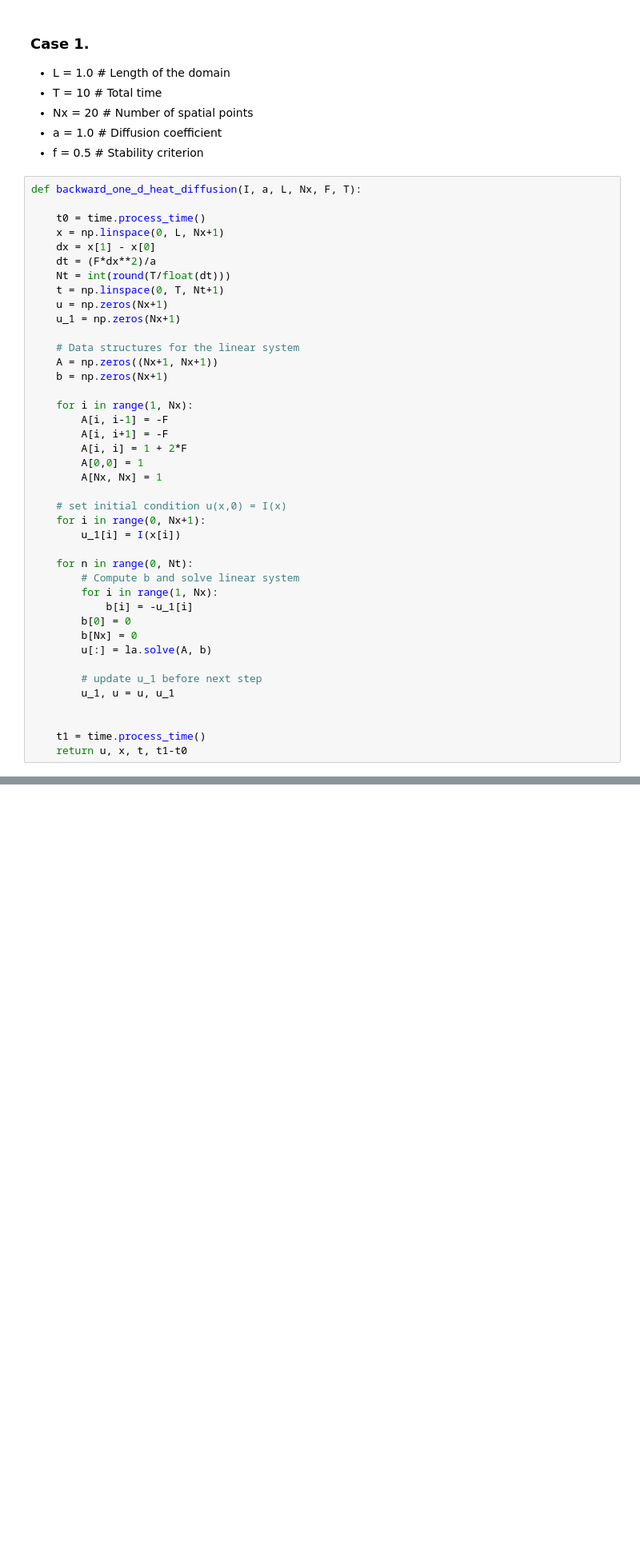
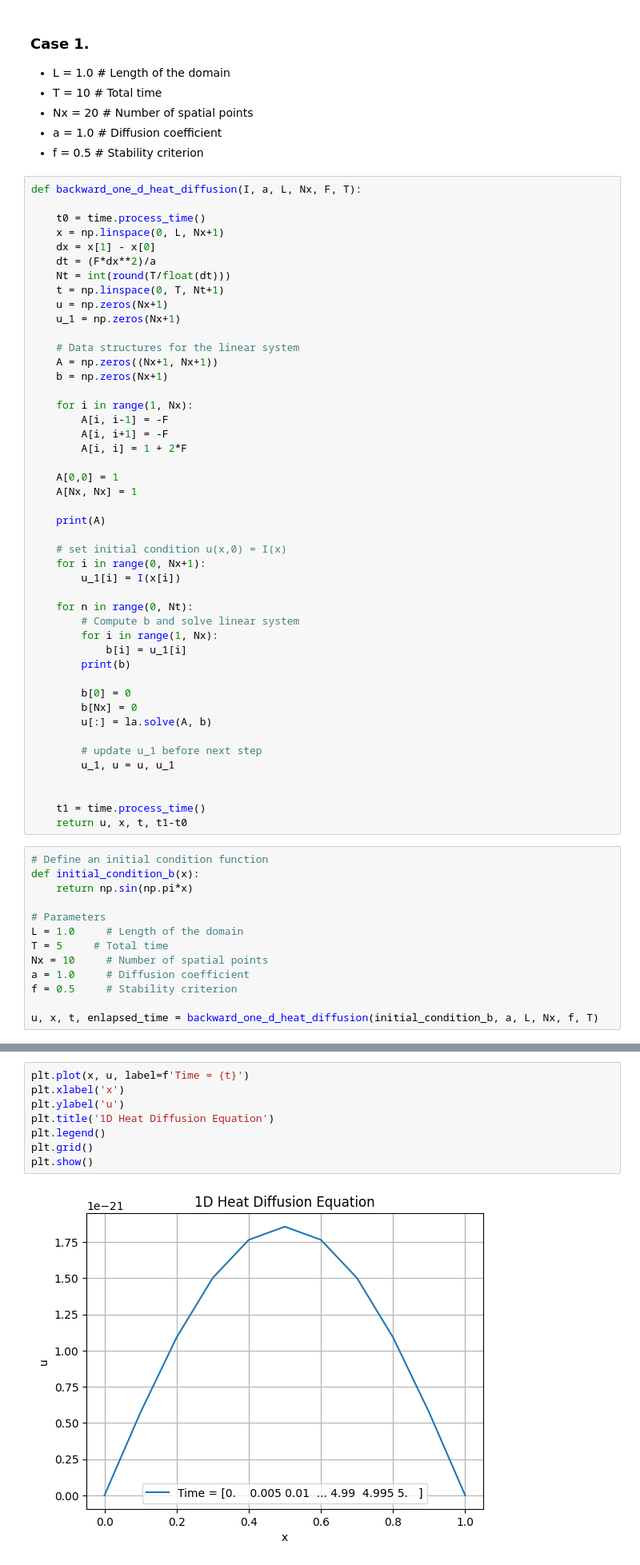
Before and after one commit to omar11205/computationalFluidDynamics, a Jupyter notebook: 1DDifussion.ipynb, the cells around one changed output, grey strips where cells are left out. Shown: that part at 80% size. Cells and saved outputs as stored; diff of their text form; blank space fills up the shorter version.

```diff
--- a/1DDifussion.ipynb
+++ b/1DDifussion.ipynb
@@ -368,8 +368,11 @@ def backward_one_d_heat_diffusion(I, a, L, Nx, F, T):
         A[i, i-1] = -F
         A[i, i+1] = -F
         A[i, i] = 1 + 2*F
-        A[0,0] = 1
-        A[Nx, Nx] = 1
+
+    A[0,0] = 1
+    A[Nx, Nx] = 1
+
+    print(A)
 
     # set initial condition u(x,0) = I(x)
     for i in range(0, Nx+1):
@@ -378,7 +381,9 @@ def backward_one_d_heat_diffusion(I, a, L, Nx, F, T):
     for n in range(0, Nt):
         # Compute b and solve linear system
         for i in range(1, Nx):
-            b[i] = -u_1[i]
+            b[i] = u_1[i]
+        print(b)
+
         b[0] = 0
         b[Nx] = 0
         u[:] = la.solve(A, b)
@@ -389,3 +394,16 @@ def backward_one_d_heat_diffusion(I, a, L, Nx, F, T):
 
     t1 = time.process_time()
     return u, x, t, t1-t0
+# %%
+# Define an initial condition function
+def initial_condition_b(x):
+    return np.sin(np.pi*x)
+
+# Parameters
+L = 1.0     # Length of the domain
+T = 5     # Total time
+Nx = 10     # Number of spatial points
+a = 1.0     # Diffusion coefficient
+f = 0.5     # Stability criterion
+
+u, x, t, enlapsed_time = backward_one_d_heat_diffusion(initial_condition_b, a, L, Nx, f, T)
@@ -391,0 +428,10 @@ def backward_one_d_heat_diffusion(I, a, L, Nx, F, T):
+# %%
+plt.plot(x, u, label=f'Time = {t}')
+plt.xlabel('x')
+plt.ylabel('u')
+plt.title('1D Heat Diffusion Equation')
+plt.legend()
+plt.grid()
+plt.show()
+# %% [output]
+[figure, added]
```
Also changed, not shown: parts of 2 cells of this notebook.
